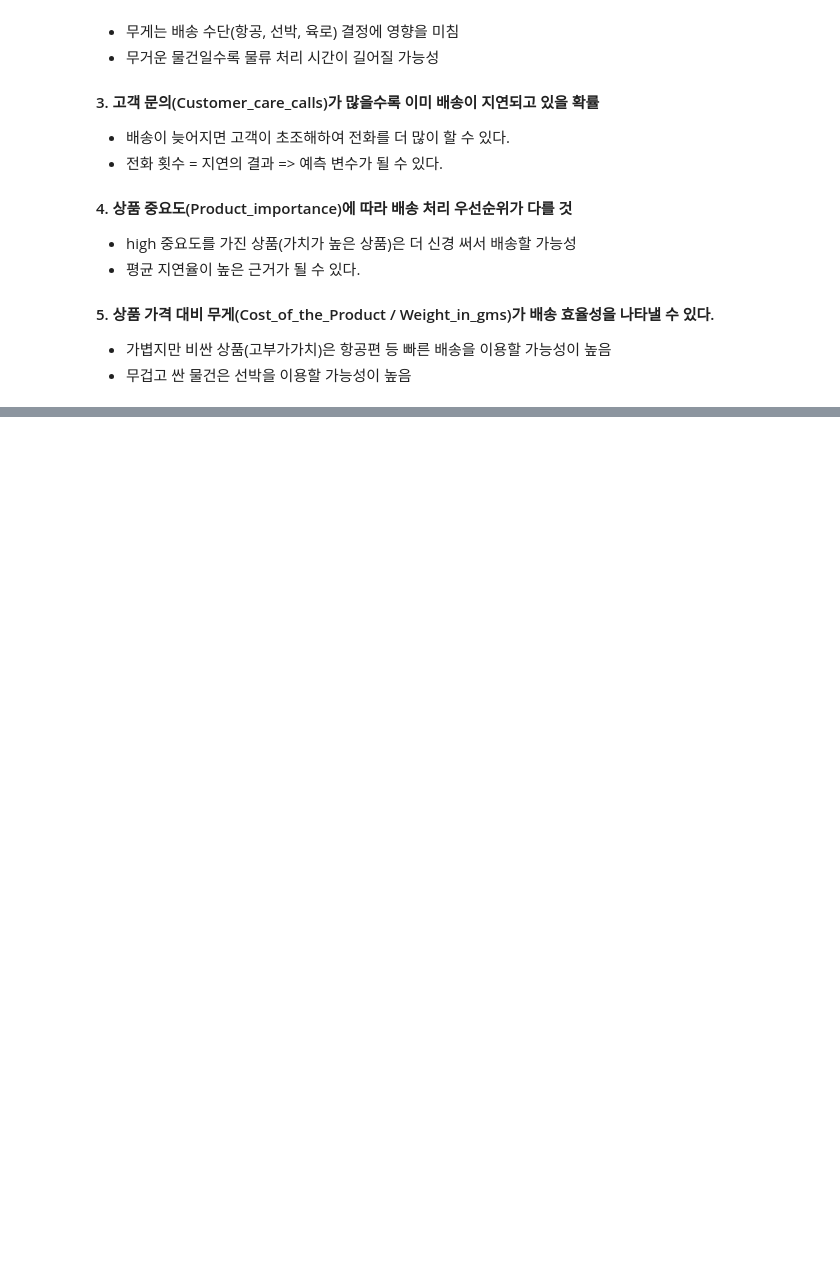
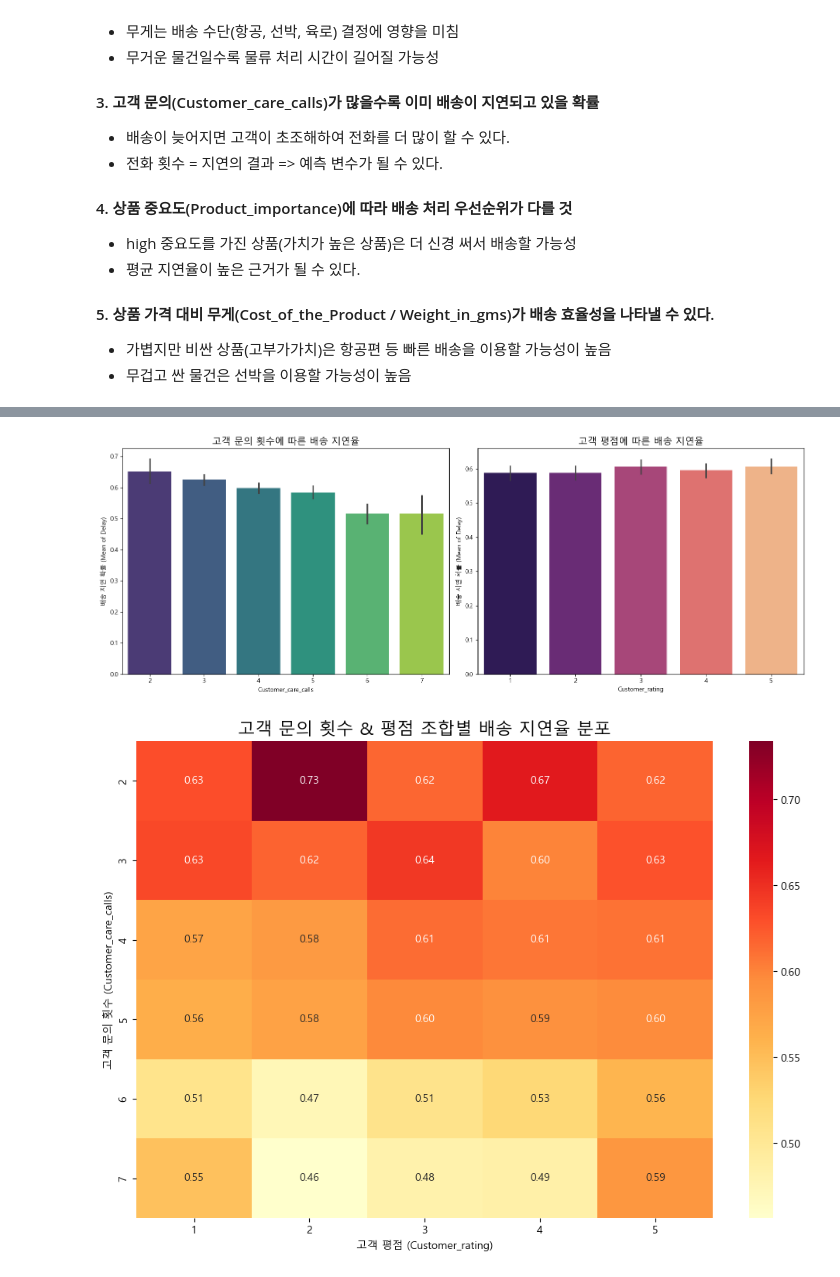
Before and after one commit to dfre1233-sddweq/Ecom_Shipping, a Jupyter notebook: ECS_EDA.ipynb, the cells around one changed output, grey strips where cells are left out. Saved outputs shown, nothing was run; the diff lists cells and outputs as text; code cells hidden in the pictures; blank space fills up the shorter version.

```diff
--- a/ECS_EDA.ipynb
+++ b/ECS_EDA.ipynb
@@ -419,0 +477,34 @@ plt.show()
+# %%
+# 시각화를 위한 서브플롯 생성
+fig, ax = plt.subplots(1, 2, figsize=(16, 6))
+
+# 1. Customer_care_calls vs Reached.on.Time_Y.N (문의 횟수별 지연율)
+# y축은 타겟의 평균(지연율)을 의미합니다.
+sns.barplot(x='Customer_care_calls', y='Reached.on.Time_Y.N', data=df, ax=ax[0], palette='viridis')
+ax[0].set_title('고객 문의 횟수에 따른 배송 지연율', fontsize=15)
+ax[0].set_ylabel('배송 지연 확률 (Mean of Delay)')
+
+# 2. Customer_rating vs Reached.on.Time_Y.N (고객 평점별 지연율)
+sns.barplot(x='Customer_rating', y='Reached.on.Time_Y.N', data=df, ax=ax[1], palette='magma')
+ax[1].set_title('고객 평점에 따른 배송 지연율', fontsize=15)
+ax[1].set_ylabel('배송 지연 확률 (Mean of Delay)')
+
+plt.tight_layout()
+plt.show()
+
+# 3. Interaction Analysis: 문의 횟수와 평점 조합에 따른 지연율 Heatmap
+# 문의 횟수와 평점의 조합이 타겟 값에 어떤 영향을 주는지 입체적으로 확인합니다.
+pivot_table = df.pivot_table(index='Customer_care_calls',
+                             columns='Customer_rating',
+                             values='Reached.on.Time_Y.N',
+                             aggfunc='mean')
+
+plt.figure(figsize=(12, 8))
+sns.heatmap(pivot_table, annot=True, cmap='YlOrRd', fmt='.2f')
+plt.title('고객 문의 횟수 & 평점 조합별 배송 지연율 분포', fontsize=16)
+plt.xlabel('고객 평점 (Customer_rating)')
+plt.ylabel('고객 문의 횟수 (Customer_care_calls)')
+plt.show()
+# %% [output]
+[figure, added]
+[figure, added]
```
Also changed, not shown: parts of 9 cells of this notebook.
